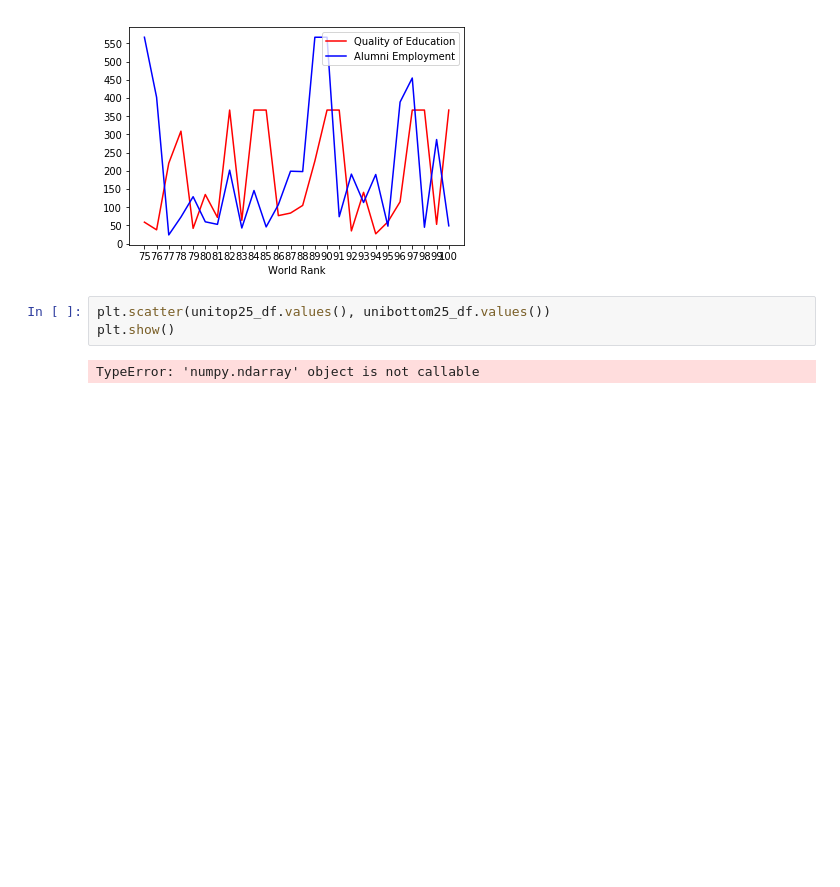
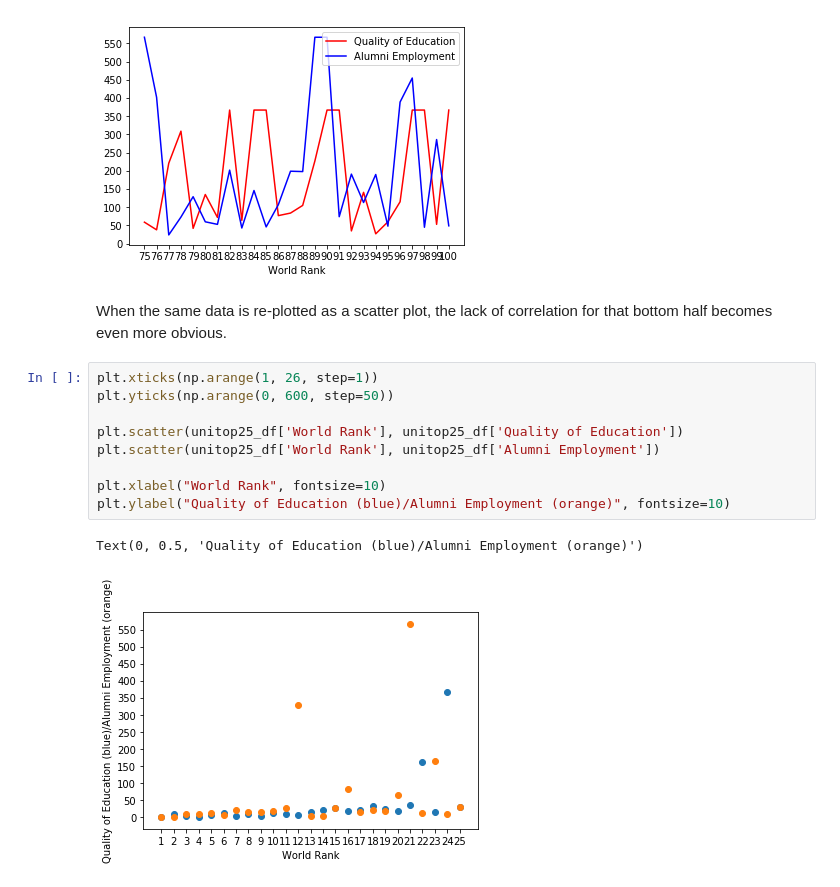
Before and after one commit to apryllc/higheredstats, a Jupyter notebook: Python Higher Ed Project.ipynb, the cells around one changed output. Cells and saved outputs as stored; diff of their text form; blank space fills up the shorter version.

Commit message:
updated scatterplots, added conclusion

```diff
--- a/Python Higher Ed Project.ipynb
+++ b/Python Higher Ed Project.ipynb
@@ -114,8 +114,17 @@ unibottom25_df.plot(x='World Rank', y='Alumni Employment', color='blue', linesty
 plt.show()
 # %% [output]
 [figure]
-# %%
-plt.scatter(unitop25_df.values(), unibottom25_df.values())
-plt.show()
-# %% [output]
-TypeError: 'numpy.ndarray' object is not callable
+# %% [markdown]
+When the same data is re-plotted as a scatter plot, the lack of correlation for that bottom half becomes even more obvious.
+# %%
+plt.xticks(np.arange(1, 26, step=1))
+plt.yticks(np.arange(0, 600, step=50))
+
+plt.scatter(unitop25_df['World Rank'], unitop25_df['Quality of Education'])
+plt.scatter(unitop25_df['World Rank'], unitop25_df['Alumni Employment'])
+
+plt.xlabel("World Rank", fontsize=10)
+plt.ylabel("Quality of Education (blue)/Alumni Employment (orange)", fontsize=10)
+# %% [output]
+Text(0, 0.5, 'Quality of Education (blue)/Alumni Employment (orange)')
+[figure, added]
```
Also changed, not shown: parts of 2 cells of this notebook, 1 other file.
